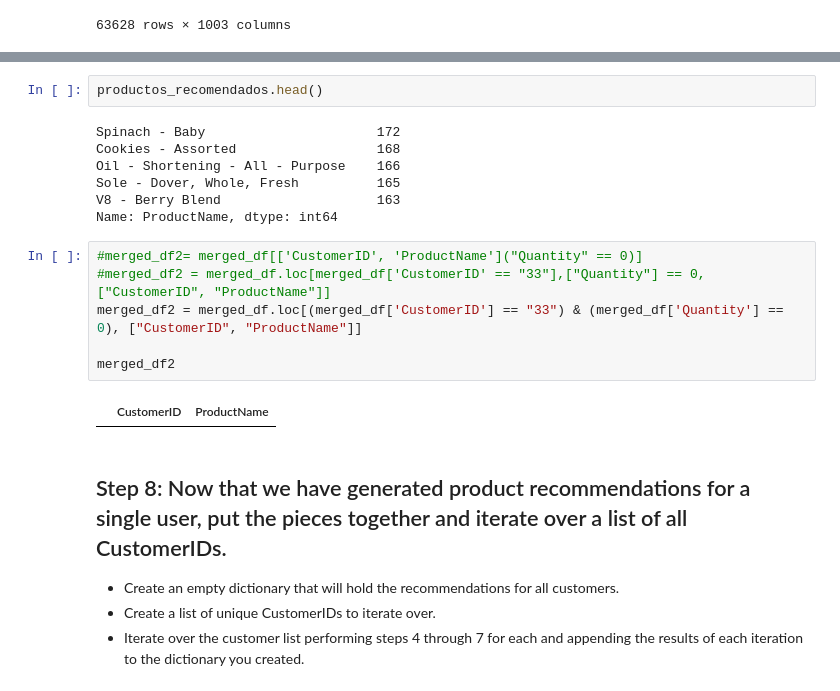
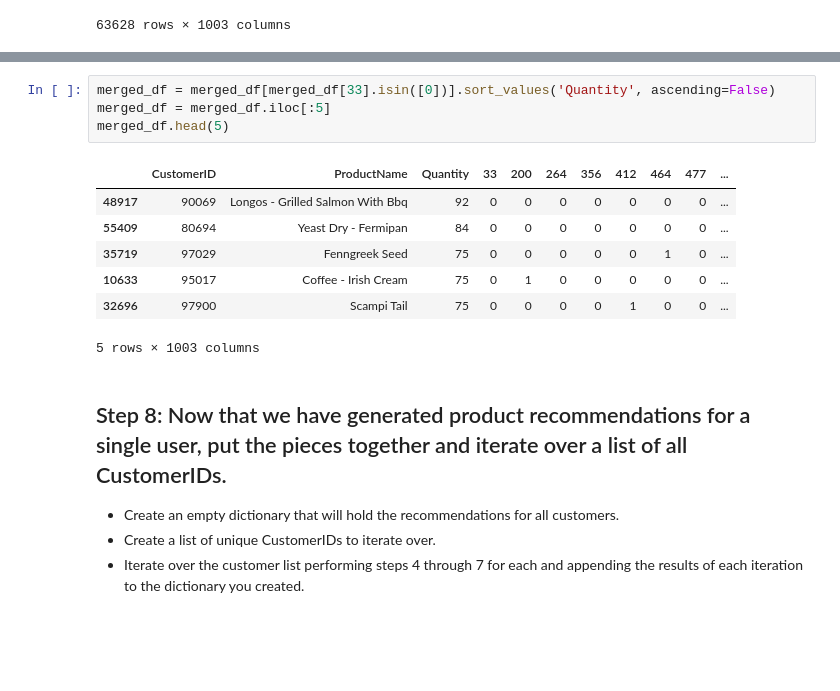
Before and after one commit to HerminiaPadial/dataptmad0223_labs, a Jupyter notebook: lab system recommendation/your-code/main.ipynb, the cells around one changed output, grey strips where cells are left out. Saved outputs shown, nothing was run; the diff lists cells and outputs as text; blank space fills up the shorter version.

```diff
--- a/lab system recommendation/your-code/main.ipynb
+++ b/lab system recommendation/your-code/main.ipynb
@@ -363,20 +306,15 @@ memory usage: 80.0+ bytes
-# %%
-productos_recomendados.head()
-# %% [output]
-Spinach - Baby                      172
-Cookies - Assorted                  168
-Oil - Shortening - All - Purpose    166
-Sole - Dover, Whole, Fresh          165
-V8 - Berry Blend                    163
-Name: ProductName, dtype: int64
-# %%
-#merged_df2= merged_df[['CustomerID', 'ProductName']("Quantity" == 0)]
-#merged_df2 = merged_df.loc[merged_df['CustomerID' == "33"],["Quantity"] == 0, ["CustomerID", "ProductName"]]
-merged_df2 = merged_df.loc[(merged_df['CustomerID'] == "33") & (merged_df['Quantity'] == 0), ["CustomerID", "ProductName"]]
-
-merged_df2
-# %% [output]
-|  | CustomerID | ProductName |
+# %%
+merged_df = merged_df[merged_df[33].isin([0])].sort_values('Quantity', ascending=False)
+merged_df = merged_df.iloc[:5]
+merged_df.head(5)
+# %% [output]
+|  | CustomerID | ProductName | Quantity | 33 | 200 | 264 | 356 | 412 | 464 | 477 | ... |
+| 48917 | 90069 | Longos - Grilled Salmon With Bbq | 92 | 0 | 0 | 0 | 0 | 0 | 0 | 0 | ... |
+| 55409 | 80694 | Yeast Dry - Fermipan | 84 | 0 | 0 | 0 | 0 | 0 | 0 | 0 | ... |
+| 35719 | 97029 | Fenngreek Seed | 75 | 0 | 0 | 0 | 0 | 0 | 1 | 0 | ... |
+| 10633 | 95017 | Coffee - Irish Cream | 75 | 0 | 1 | 0 | 0 | 0 | 0 | 0 | ... |
+| 32696 | 97900 | Scampi Tail | 75 | 0 | 0 | 0 | 0 | 1 | 0 | 0 | ... |
+5 rows × 1003 columns
 # %% [markdown]
 ## Step 8: Now that we have generated product recommendations for a single user, put the pieces together and iterate over a list of all CustomerIDs.
 
```
Also changed, not shown: parts of 17 cells of this notebook.
